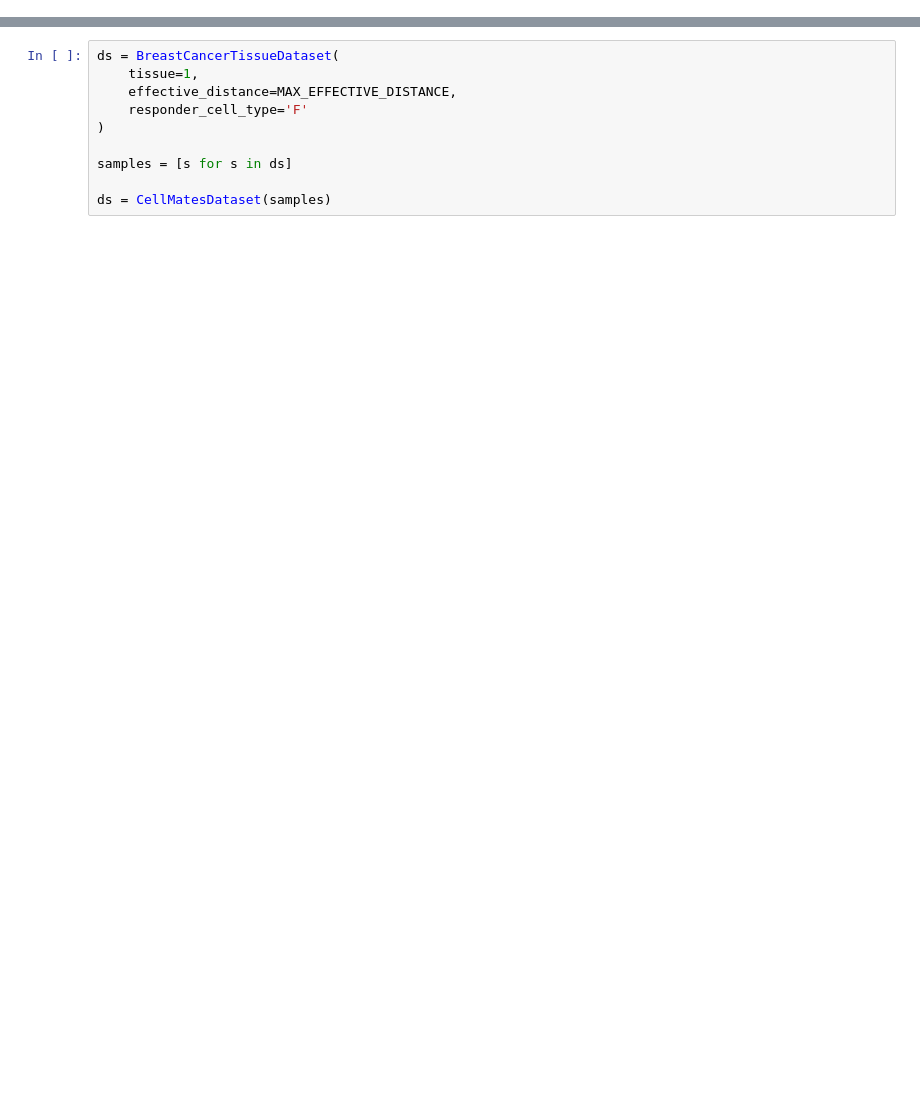
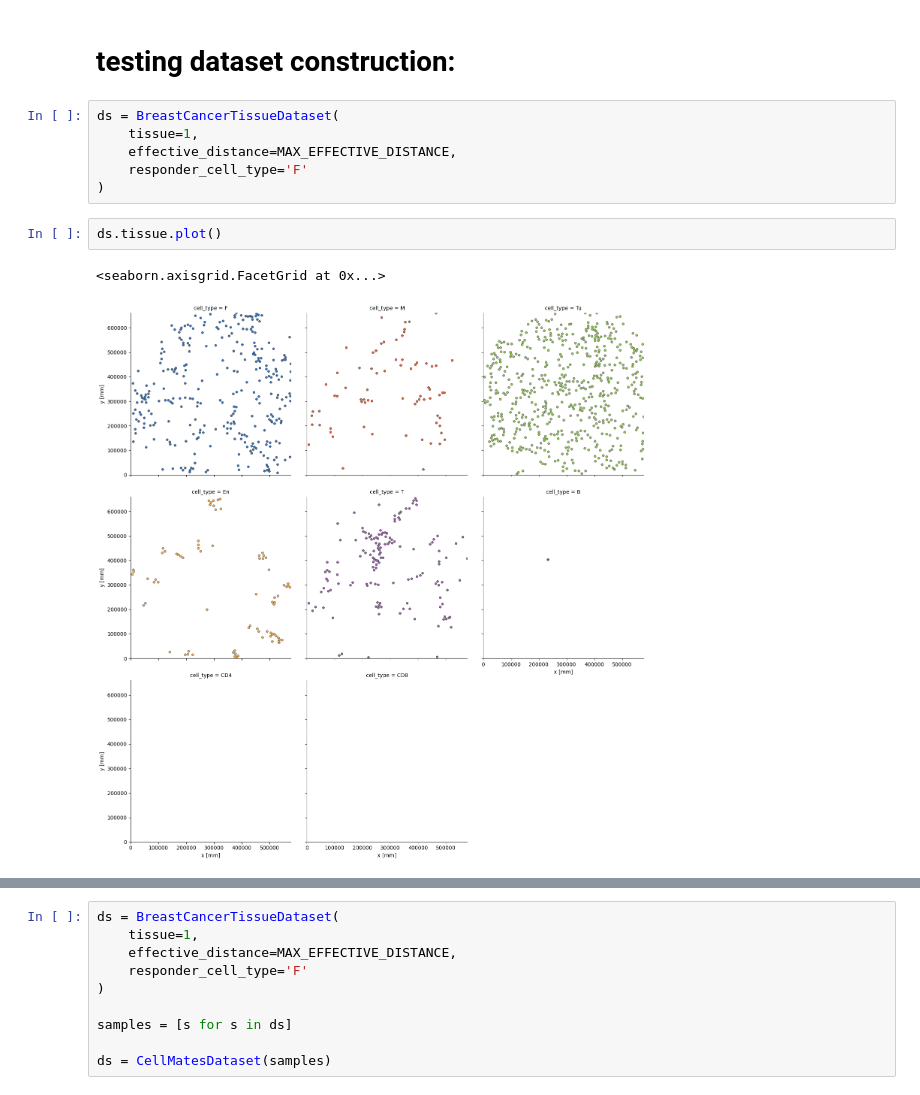
Before and after one commit to itay1itzhak/cellmates, a Jupyter notebook: notebooks/02-breast-cancer-data.ipynb, the cells around one changed output, grey strips where cells are left out. Drawn from its saved outputs; the diff is of its cells as text; blank space fills up the shorter version.

```diff
--- a/notebooks/02-breast-cancer-data.ipynb
+++ b/notebooks/02-breast-cancer-data.ipynb
@@ -11,0 +15,13 @@ from torch.utils.data import DataLoader
+# %% [markdown]
+# testing dataset construction:
+# %%
+ds = BreastCancerTissueDataset(
+    tissue=1,
+    effective_distance=MAX_EFFECTIVE_DISTANCE,
+    responder_cell_type='F'
+)
+# %%
+ds.tissue.plot()
+# %% [output]
+<seaborn.axisgrid.FacetGrid at 0x...>
+[figure, added]
```
Also changed, not shown: parts of 5 cells of this notebook, 5 other files.
